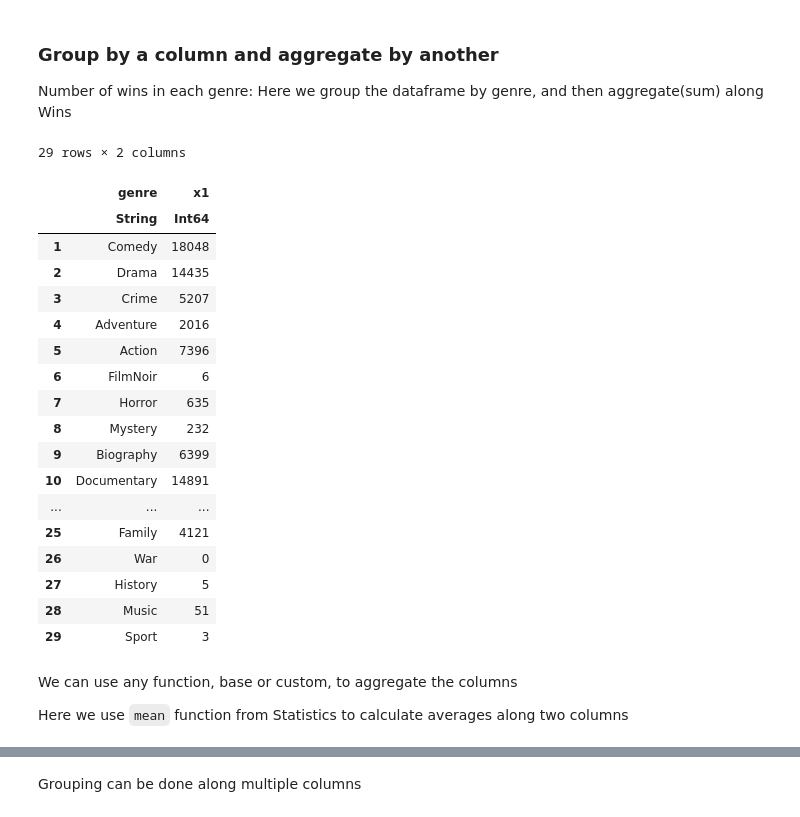
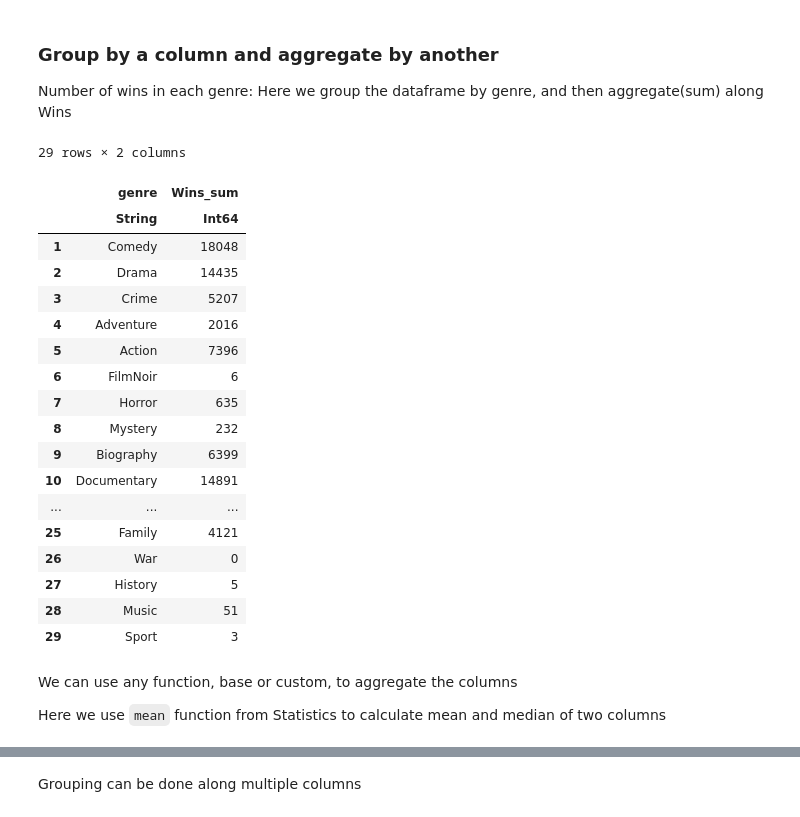
Before and after one commit to JuliaComputing/Finance_demos, a Jupyter notebook: DataFrames_demo/DataFrames.ipynb, the cells around one changed output, grey strips where cells are left out. Drawn from its saved outputs; the diff is of its cells as text; code cells hidden in the pictures.

```diff
--- a/DataFrames_demo/DataFrames.ipynb
+++ b/DataFrames_demo/DataFrames.ipynb
@@ -493,15 +496,15 @@ Many data analysis tasks involve splitting a data set into groups, applying some
 
 The DataFrames package supports the Split-Apply-Combine strategy through the by function, which takes in three arguments: (1) a DataFrame, (2) one or more columns to split the DataFrame on, and (3) a function or expression to apply to each subset of the DataFrame.
 # %%
-df = CSV.read("/home/dpk1729/genre_imdb.csv", copycols=true);
+df = CSV.read("/home/dpk1729/imdb_dataframes.csv", copycols=true);
 # %% [markdown]
 ### Group by a column and aggregate by another
 Number of wins in each genre: Here we group the dataframe by genre, and then aggregate(sum) along Wins
 # %%
-by(df, :genre, df -> sum(df.Wins))
+combine(groupby(df, :genre), :Wins => sum)
 # %% [output]
 29 rows × 2 columns
-|  | genre | x1 |
+|  | genre | Wins_sum |
 |  | String | Int64 |
 | 1 | Comedy | 18048 |
 | 2 | Drama | 14435 |
@@ -522,4 +525,4 @@ by(df, :genre, df -> sum(df.Wins))
 # %% [markdown]
 We can use any function, base or custom, to aggregate the columns
 
-Here we use `mean` function from Statistics to calculate averages along two columns
+Here we use `mean` function from Statistics to calculate mean and median of two columns
```
Also changed, not shown: parts of 7 cells of this notebook.
